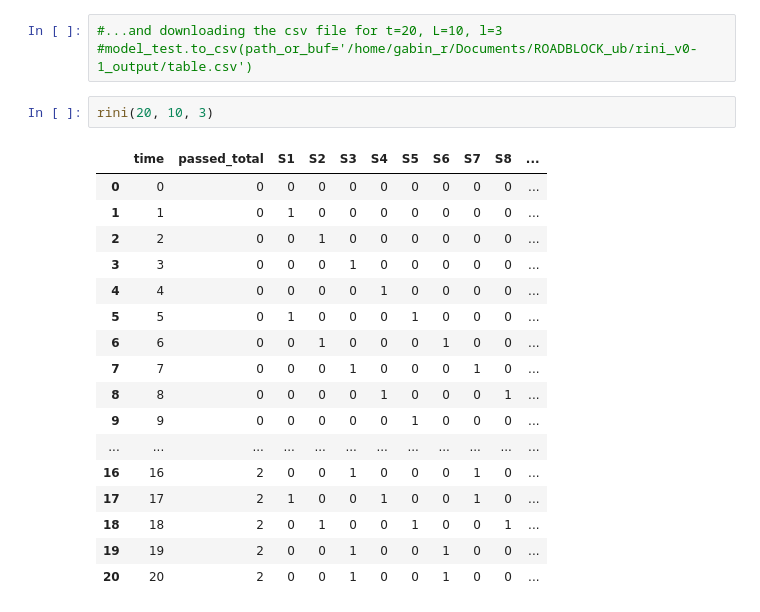
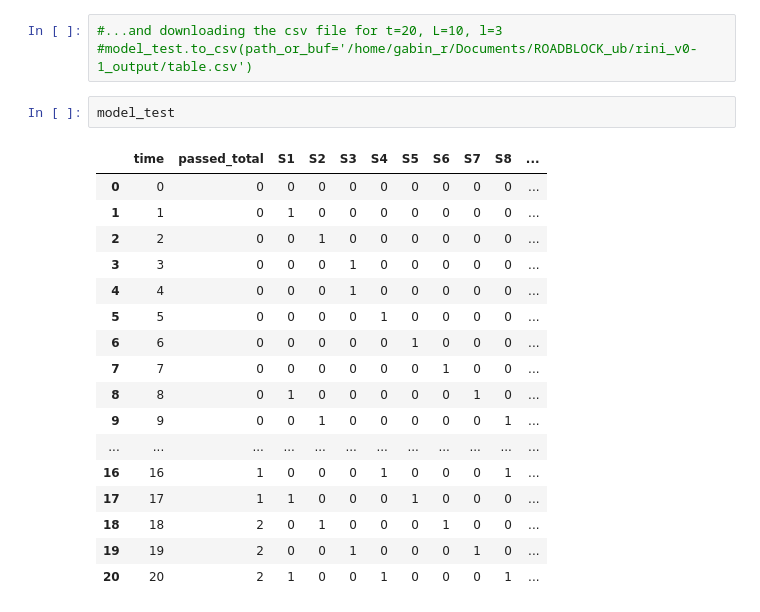
Before and after one commit to gabin-rousseau/roadblock_project, a Jupyter notebook: python/rini_v0-1.ipynb, the cells around one changed output. Cells and saved outputs as stored; diff of their text form.

```diff
--- a/python/rini_v0-1.ipynb
+++ b/python/rini_v0-1.ipynb
@@ -199,22 +199,22 @@ plt.show();
 #...and downloading the csv file for t=20, L=10, l=3
 #model_test.to_csv(path_or_buf='/home/gabin_r/Documents/ROADBLOCK_ub/rini_v0-1_output/table.csv')
 # %%
-rini(20, 10, 3)
+model_test
 # %% [output]
 |  | time | passed_total | S1 | S2 | S3 | S4 | S5 | S6 | S7 | S8 | ... |
 | 0 | 0 | 0 | 0 | 0 | 0 | 0 | 0 | 0 | 0 | 0 | ... |
 | 1 | 1 | 0 | 1 | 0 | 0 | 0 | 0 | 0 | 0 | 0 | ... |
 | 2 | 2 | 0 | 0 | 1 | 0 | 0 | 0 | 0 | 0 | 0 | ... |
 | 3 | 3 | 0 | 0 | 0 | 1 | 0 | 0 | 0 | 0 | 0 | ... |
-| 4 | 4 | 0 | 0 | 0 | 0 | 1 | 0 | 0 | 0 | 0 | ... |
-| 5 | 5 | 0 | 1 | 0 | 0 | 0 | 1 | 0 | 0 | 0 | ... |
-| 6 | 6 | 0 | 0 | 1 | 0 | 0 | 0 | 1 | 0 | 0 | ... |
-| 7 | 7 | 0 | 0 | 0 | 1 | 0 | 0 | 0 | 1 | 0 | ... |
-| 8 | 8 | 0 | 0 | 0 | 0 | 1 | 0 | 0 | 0 | 1 | ... |
-| 9 | 9 | 0 | 0 | 0 | 0 | 0 | 1 | 0 | 0 | 0 | ... |
+| 4 | 4 | 0 | 0 | 0 | 1 | 0 | 0 | 0 | 0 | 0 | ... |
+| 5 | 5 | 0 | 0 | 0 | 0 | 1 | 0 | 0 | 0 | 0 | ... |
+| 6 | 6 | 0 | 0 | 0 | 0 | 0 | 1 | 0 | 0 | 0 | ... |
+| 7 | 7 | 0 | 0 | 0 | 0 | 0 | 0 | 1 | 0 | 0 | ... |
+| 8 | 8 | 0 | 1 | 0 | 0 | 0 | 0 | 0 | 1 | 0 | ... |
+| 9 | 9 | 0 | 0 | 1 | 0 | 0 | 0 | 0 | 0 | 1 | ... |
 | ... | ... | ... | ... | ... | ... | ... | ... | ... | ... | ... | ... |
-| 16 | 16 | 2 | 0 | 0 | 1 | 0 | 0 | 0 | 1 | 0 | ... |
-| 17 | 17 | 2 | 1 | 0 | 0 | 1 | 0 | 0 | 1 | 0 | ... |
-| 18 | 18 | 2 | 0 | 1 | 0 | 0 | 1 | 0 | 0 | 1 | ... |
-| 19 | 19 | 2 | 0 | 0 | 1 | 0 | 0 | 1 | 0 | 0 | ... |
-| 20 | 20 | 2 | 0 | 0 | 1 | 0 | 0 | 1 | 0 | 0 | ... |
+| 16 | 16 | 1 | 0 | 0 | 0 | 1 | 0 | 0 | 0 | 1 | ... |
+| 17 | 17 | 1 | 1 | 0 | 0 | 0 | 1 | 0 | 0 | 0 | ... |
+| 18 | 18 | 2 | 0 | 1 | 0 | 0 | 0 | 1 | 0 | 0 | ... |
+| 19 | 19 | 2 | 0 | 0 | 1 | 0 | 0 | 0 | 1 | 0 | ... |
+| 20 | 20 | 2 | 1 | 0 | 0 | 1 | 0 | 0 | 0 | 1 | ... |
```
Also changed, not shown: parts of 1 cell of this notebook.
